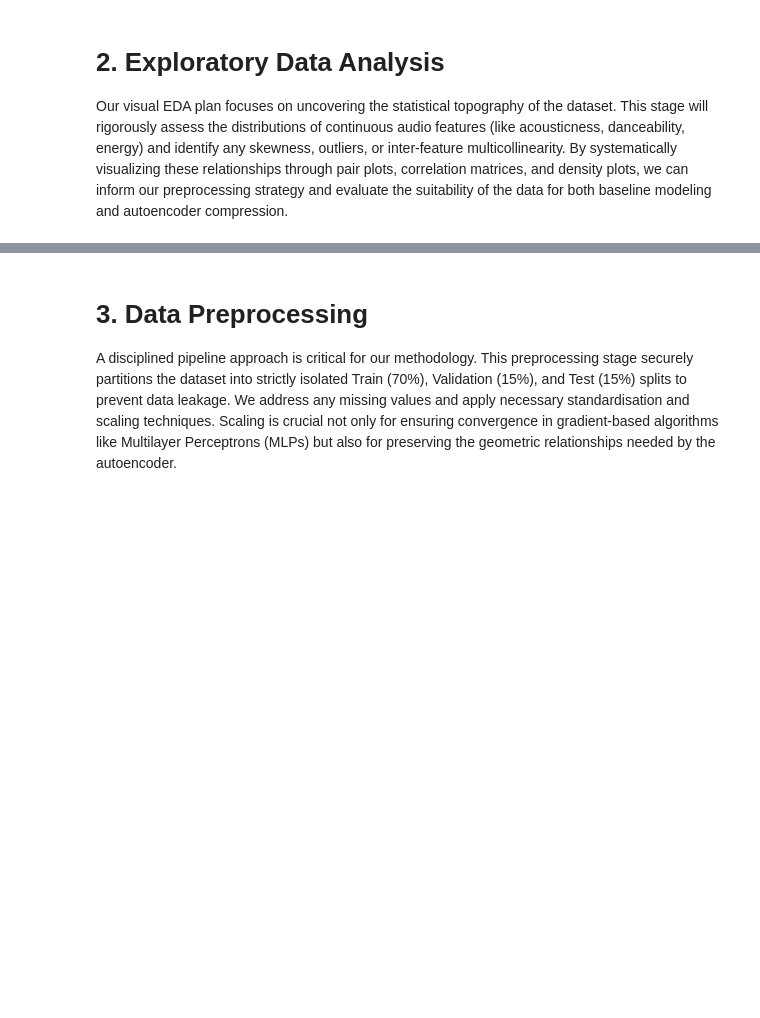
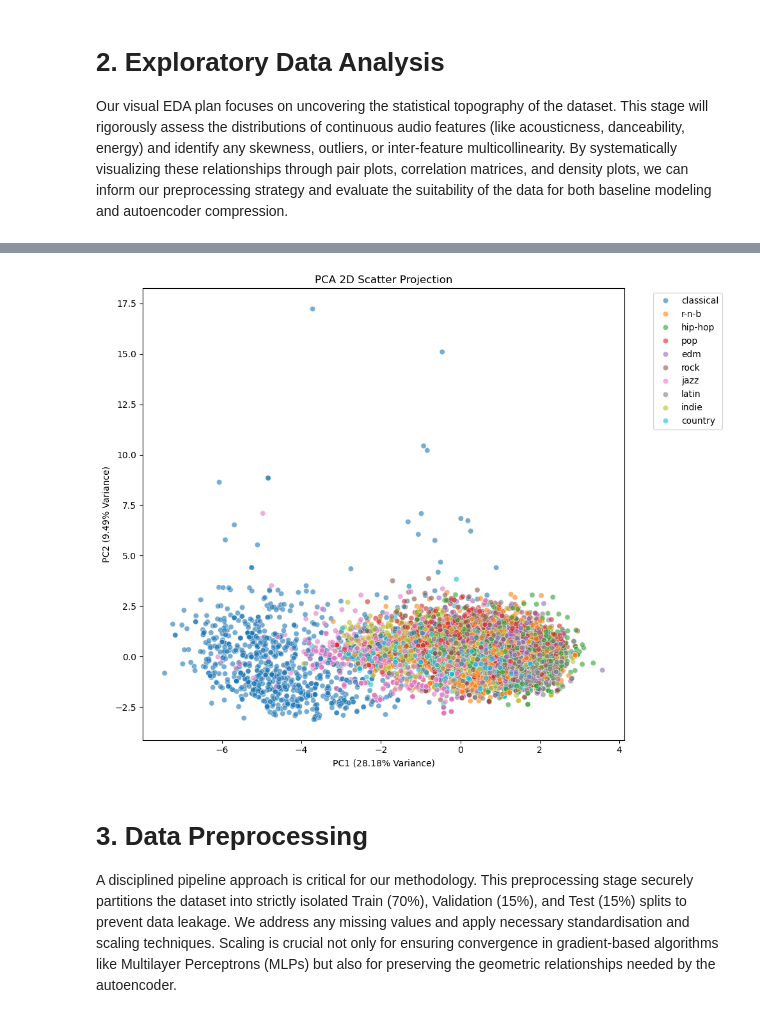
Before and after one commit to kellyc86/msin0097-predictive-analytics, a Jupyter notebook: notebooks/01_full_pipeline.ipynb, the cells around one changed output, grey strips where cells are left out. Saved outputs shown, nothing was run; the diff lists cells and outputs as text; code cells hidden in the pictures; blank space fills up the shorter version.

```diff
--- a/notebooks/01_full_pipeline.ipynb
+++ b/notebooks/01_full_pipeline.ipynb
@@ -15,3 +97,30 @@ Our visual EDA plan focuses on uncovering the statistical topography of the data
+# %%
+# 5. PCA 2D Scatter Coloured by Genre
+from sklearn.decomposition import PCA
+from sklearn.preprocessing import StandardScaler
+
+X = df[numeric_cols].fillna(df[numeric_cols].mean())
+# Note -Scaler fitted on full dataset for EDA visualisation ONLY
+# The preprocessing pipeline in Section 3 fits scaler on train set only
+X_scaled = StandardScaler().fit_transform(X)
+
+pca = PCA(n_components=2, random_state=config.RANDOM_SEED)
+X_pca = pca.fit_transform(X_scaled)
+
+plt.figure(figsize=(10, 8))
+sns.scatterplot(
+    x=X_pca[:, 0], y=X_pca[:, 1],
+    hue=df['track_genre'], alpha=0.6, palette='tab10'
+)
+plt.title('PCA 2D Scatter Projection')
+plt.xlabel(f'PC1 ({pca.explained_variance_ratio_[0]:.2%} Variance)')
+plt.ylabel(f'PC2 ({pca.explained_variance_ratio_[1]:.2%} Variance)')
+plt.legend(bbox_to_anchor=(1.05, 1), loc='upper left')
+plt.tight_layout()
+plt.savefig('../figures/04_pca_scatter.png')
+plt.show()
+# %% [output]
+[figure, added]
 # %% [markdown]
 # 3. Data Preprocessing
 
```
Also changed, not shown: parts of 9 cells of this notebook, 4 other files.
